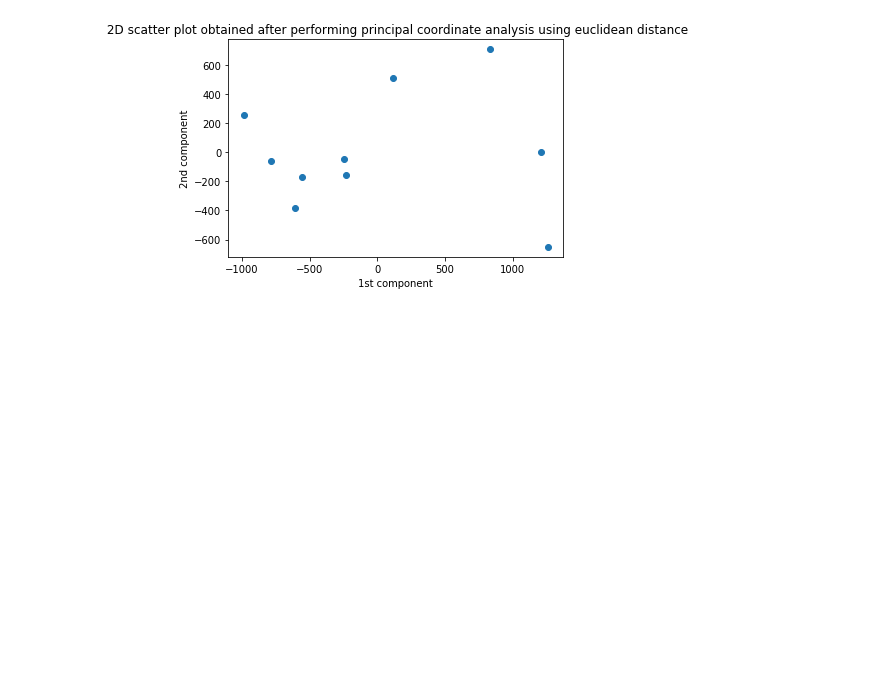
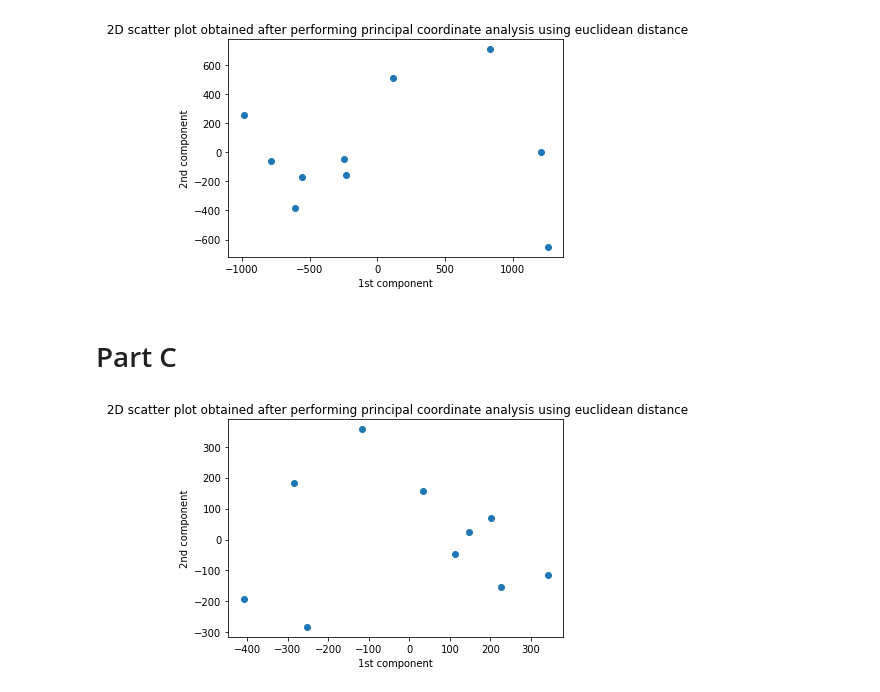
Before and after one commit to Talon-Zhang/Homework-4-More-Principal-Component-Analysis, a Jupyter notebook: MP4.ipynb, the cells around one changed output. Saved outputs shown, nothing was run; the diff lists cells and outputs as text; code cells hidden in the pictures; blank space fills up the shorter version.

```diff
--- a/MP4.ipynb
+++ b/MP4.ipynb
@@ -155,3 +155,34 @@ plt.title(' 2D scatter plot obtained after performing principal coordinate analy
 plt.show()
 # %% [output]
 [figure]
+# %% [markdown]
+# Part C
+# %%
+# compute distance matrix
+def compute_distance(A, B):
+    pca = PCA(n_components=20)
+    pca.fit(data_dict[B])
+    pca.mean_ = mean_image_dict[A]
+    a_tranform = pca.transform(data_dict[A])
+    a_pca = pca.inverse_transform(a_tranform)
+    error = 0
+    for d_img, pca_img in zip(data_dict[A], a_pca):
+        error += np.linalg.norm(d_img - pca_img)**2 #euclidean_distances(d_img, pca_img)**2
+    return error / float(len(data_dict[label]))
+
+distance_mat = []
+for i in range(10):
+    row = []
+    for j in range(10):
+        row.append(0.5 * (compute_distance(i, j) + compute_distance(j, i)))
+    distance_mat.append(row)
+np.savetxt("partc_distances.csv", distance_mat, delimiter=",", comments='')
+# %%
+Y2 = principal_coordinate_analysis(distance_mat)
+plt.scatter(Y2[:,0], Y2[:,1])
+plt.xlabel('1st component')
+plt.ylabel('2nd component')
+plt.title(' 2D scatter plot obtained after performing principal coordinate analysis using euclidean distance')
+plt.show()
+# %% [output]
+[figure, added]
```
Also changed, not shown: parts of 2 cells of this notebook, 1 other file.
